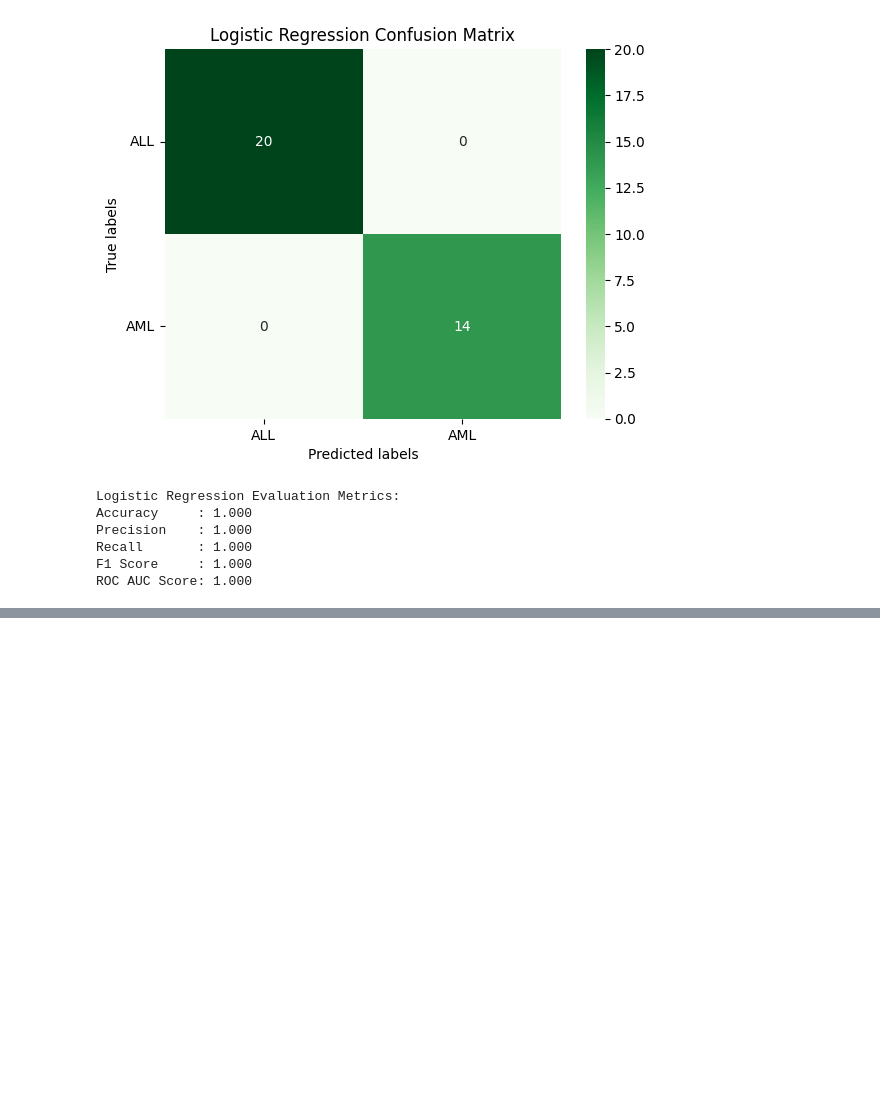
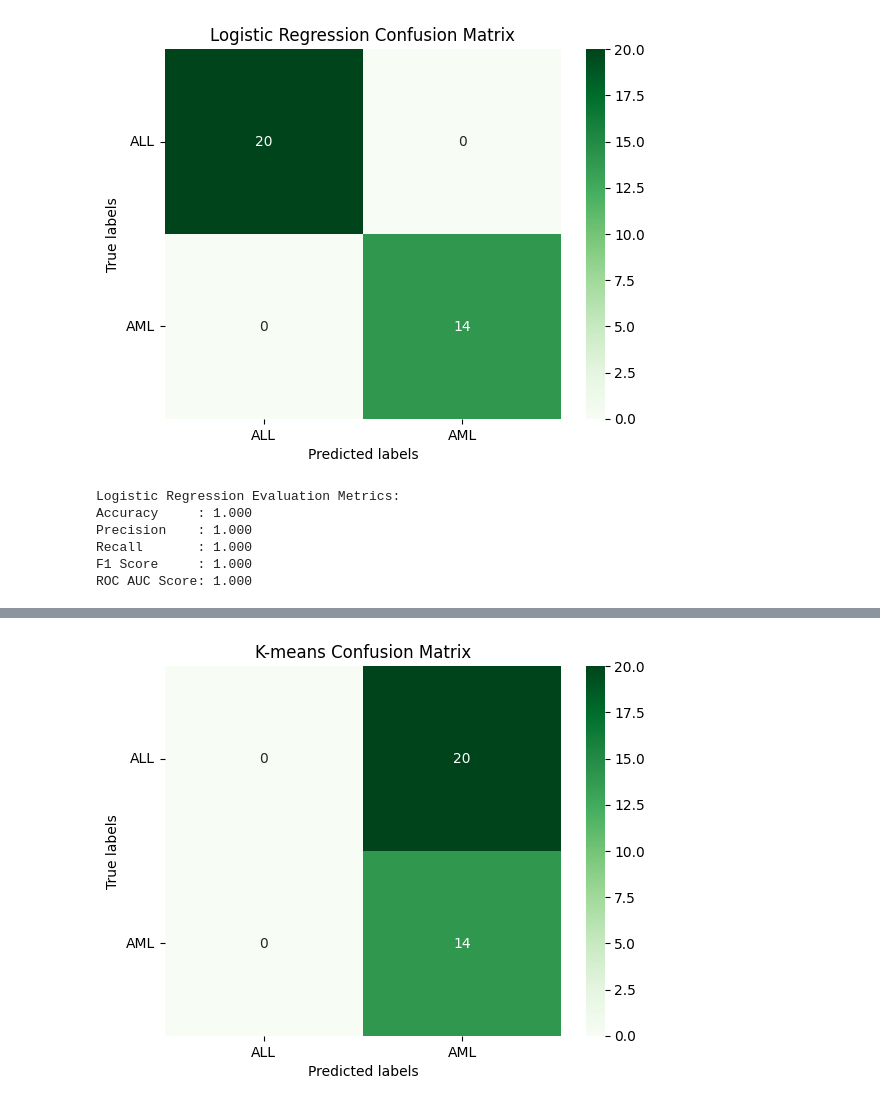
Before and after one commit to surbhi2003nke/SEMESTER-6-ML, a Jupyter notebook: lab8.ipynb, the cells around one changed output, grey strips where cells are left out. Saved outputs shown, nothing was run; the diff lists cells and outputs as text; code cells hidden in the pictures; blank space fills up the shorter version.

```diff
--- a/lab8.ipynb
+++ b/lab8.ipynb
@@ -114,0 +122,4 @@ ROC AUC Score: 1.000
+# %%
+plot_confusion_matrix(y_test.iloc[:, 1], km_pred, 'K-means Confusion Matrix')
+# %% [output]
+[figure, added]
```
Also changed, not shown: parts of 1 cell of this notebook, 24 other files.
